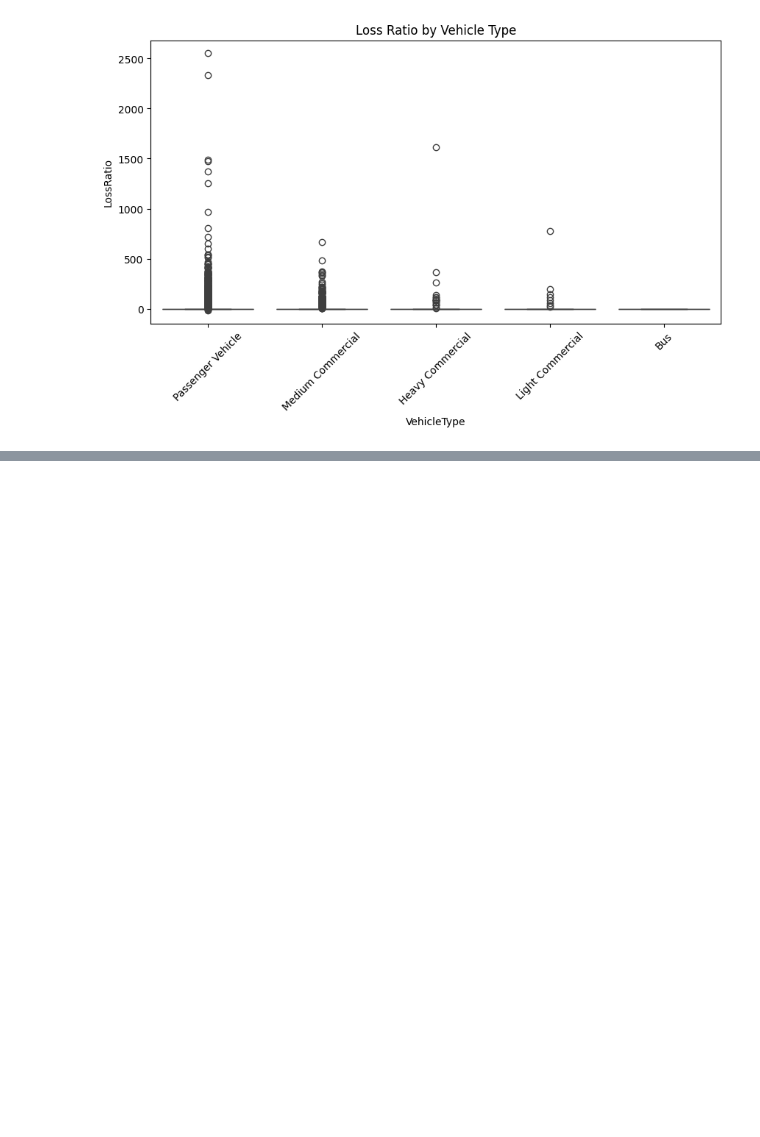
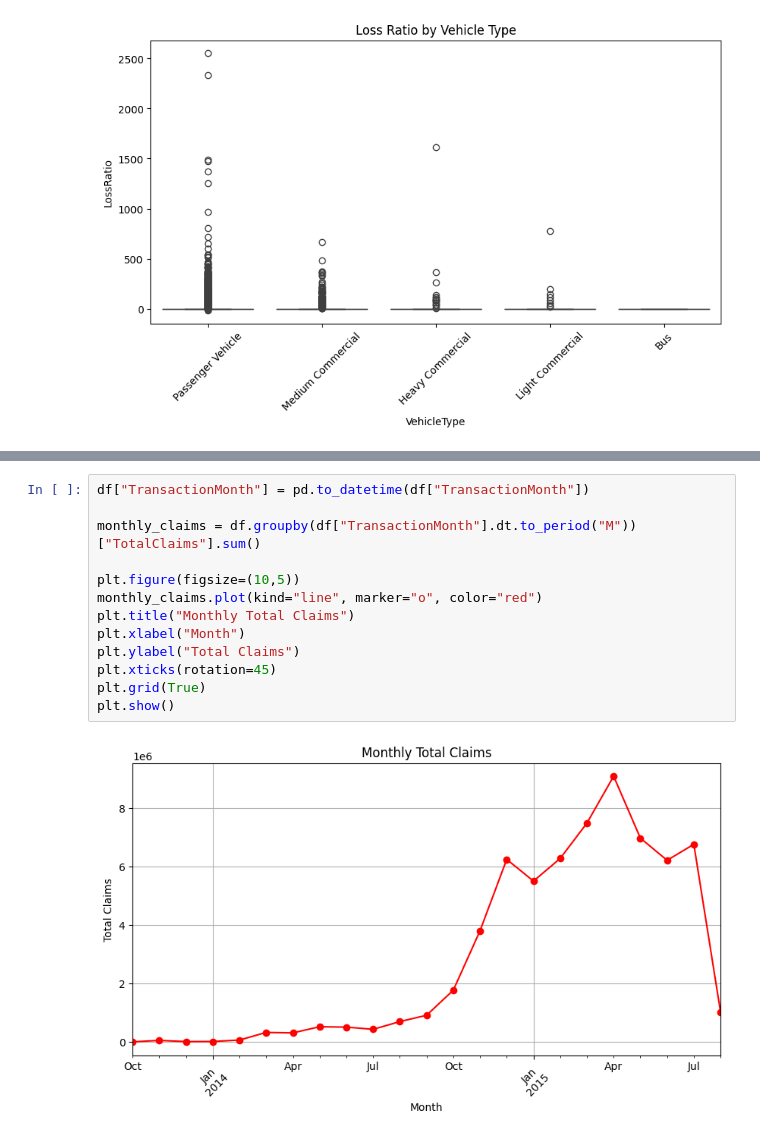
Before and after one commit to SeniyaSultan/ACIS-Insurance-Analytics, a Jupyter notebook: notebooks/task1_eda_ipynb.ipynb, the cells around one changed output, grey strips where cells are left out. Cells and saved outputs as stored; diff of their text form; blank space fills up the shorter version.

```diff
--- a/notebooks/task1_eda_ipynb.ipynb
+++ b/notebooks/task1_eda_ipynb.ipynb
@@ -157,0 +198,15 @@ plt.show()
+# %%
+df["TransactionMonth"] = pd.to_datetime(df["TransactionMonth"])
+
+monthly_claims = df.groupby(df["TransactionMonth"].dt.to_period("M"))["TotalClaims"].sum()
+
+plt.figure(figsize=(10,5))
+monthly_claims.plot(kind="line", marker="o", color="red")
+plt.title("Monthly Total Claims")
+plt.xlabel("Month")
+plt.ylabel("Total Claims")
+plt.xticks(rotation=45)
+plt.grid(True)
+plt.show()
+# %% [output]
+[figure, added]
```
Also changed, not shown: parts of 4 cells of this notebook, 1 other file.
